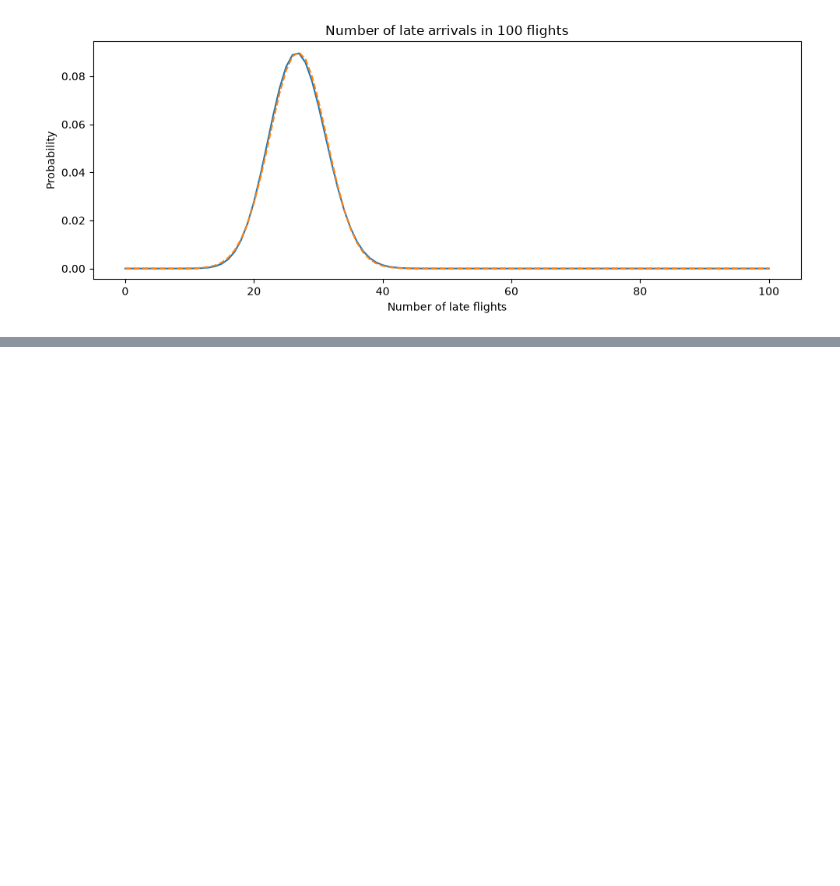
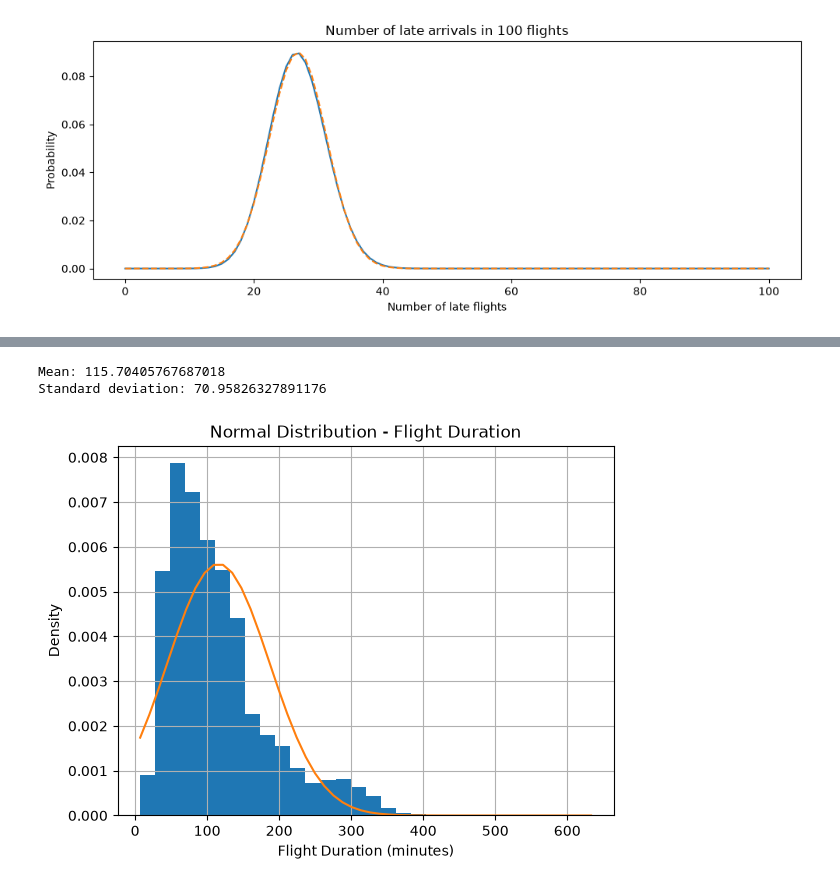
Before and after one commit to luizfaitanin-cct/Stats-for-Data-Analytics-CA1, a Jupyter notebook: Stats- HDip DBA Sept-26 CA-1 40%.ipynb, the cells around one changed output, grey strips where cells are left out. Drawn from its saved outputs; the diff is of its cells as text; code cells hidden in the pictures; blank space fills up the shorter version.

```diff
--- a/Stats- HDip DBA Sept-26 CA-1 40%.ipynb
+++ b/Stats- HDip DBA Sept-26 CA-1 40%.ipynb
@@ -160,0 +203,30 @@ plt.show()
+# %%
+# print("Airport origin:", df['Origin'])
+# print("Airport dest:", df['Dest'])
+# Select one route
+flights = df.query("Origin == 'JFK' and Dest == 'LAX'")
+# Flight duration
+time = df["AirTime"].dropna()
+
+# Mean and standard deviation
+mu = time.mean()
+sd = time.std()
+
+print("Mean:", mu)
+print("Standard deviation:", sd)
+
+# Plot histogram
+time.hist(bins=30, density=True)
+
+# Normal distribution
+x = np.linspace(time.min(), time.max())
+plt.plot(x, norm.pdf(x, mu, sd))
+
+plt.title("Normal Distribution - Flight Duration")
+plt.xlabel("Flight Duration (minutes)")
+plt.ylabel("Density")
+plt.show()
+# %% [output]
+Mean: 115.70405767687018
+Standard deviation: 70.95826327891176
+[figure, added]
```
Also changed, not shown: parts of 6 cells of this notebook.
